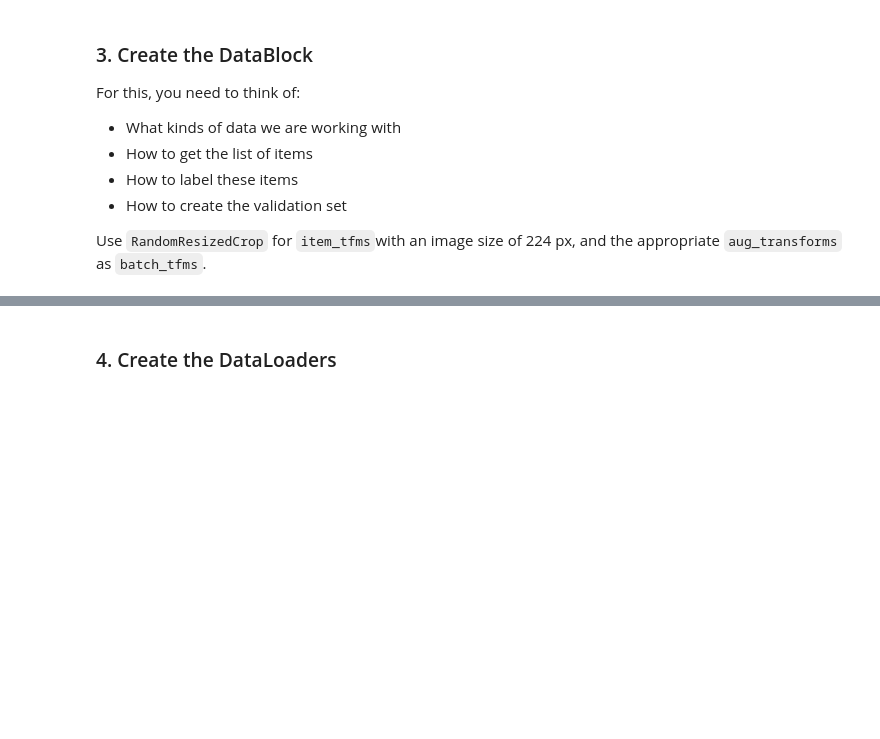
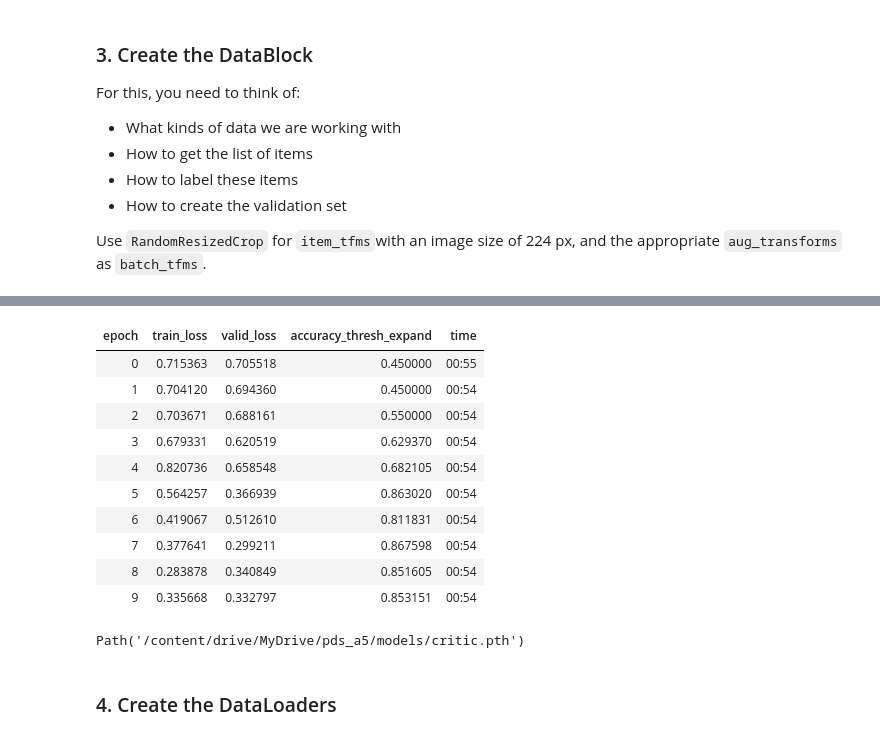
Before and after one commit to pds2021/a5-just1130, a Jupyter notebook: Assignment_5.ipynb, the cells around one changed output, grey strips where cells are left out. Saved outputs shown, nothing was run; the diff lists cells and outputs as text; code cells hidden in the pictures; blank space fills up the shorter version.

```diff
--- a/Assignment_5.ipynb
+++ b/Assignment_5.ipynb
@@ -131,3 +206,21 @@ TypeError: ignored
+# %%
+crit_learner.fit_one_cycle(10,0.00043651582673192023)
+# %% [output]
+| epoch | train_loss | valid_loss | accuracy_thresh_expand | time |
+| 0 | 0.715363 | 0.705518 | 0.450000 | 00:55 |
+| 1 | 0.704120 | 0.694360 | 0.450000 | 00:54 |
+| 2 | 0.703671 | 0.688161 | 0.550000 | 00:54 |
+| 3 | 0.679331 | 0.620519 | 0.629370 | 00:54 |
+| 4 | 0.820736 | 0.658548 | 0.682105 | 00:54 |
+| 5 | 0.564257 | 0.366939 | 0.863020 | 00:54 |
+| 6 | 0.419067 | 0.512610 | 0.811831 | 00:54 |
+| 7 | 0.377641 | 0.299211 | 0.867598 | 00:54 |
+| 8 | 0.283878 | 0.340849 | 0.851605 | 00:54 |
+| 9 | 0.335668 | 0.332797 | 0.853151 | 00:54 |
+# %%
+crit_learner.save('/content/drive/MyDrive/pds_a5/models/critic')
+# %% [output]
+Path('/content/drive/MyDrive/pds_a5/models/critic.pth')
 # %%
 # Write your code here
 # %% [markdown]
```
Also changed, not shown: parts of 16 cells of this notebook.
